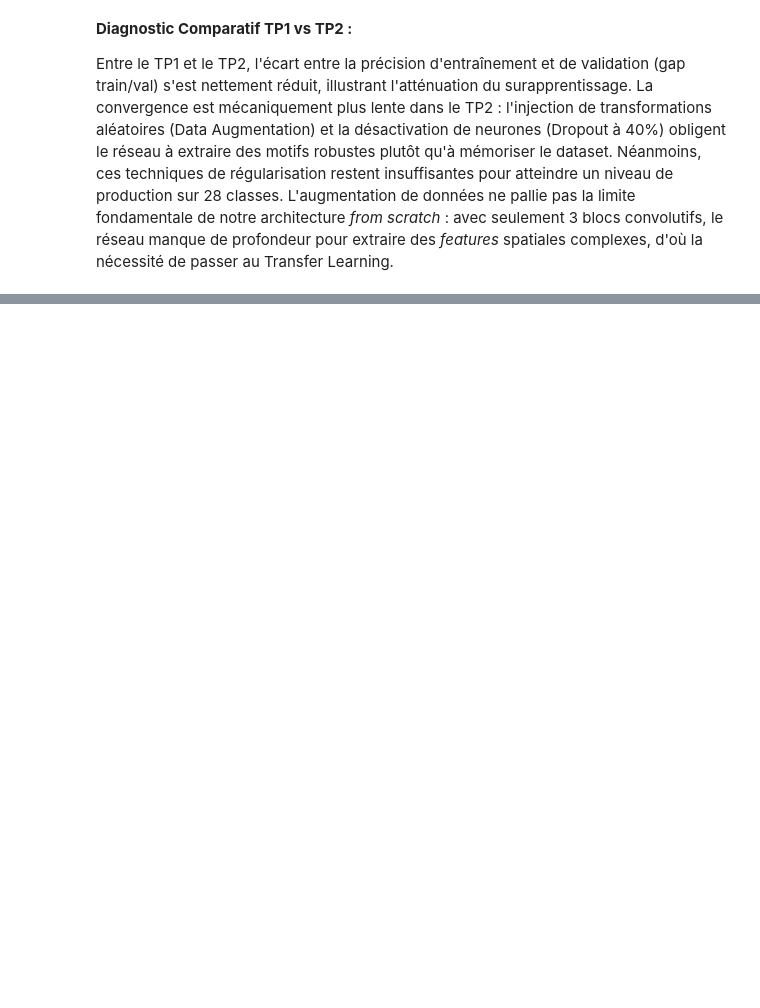
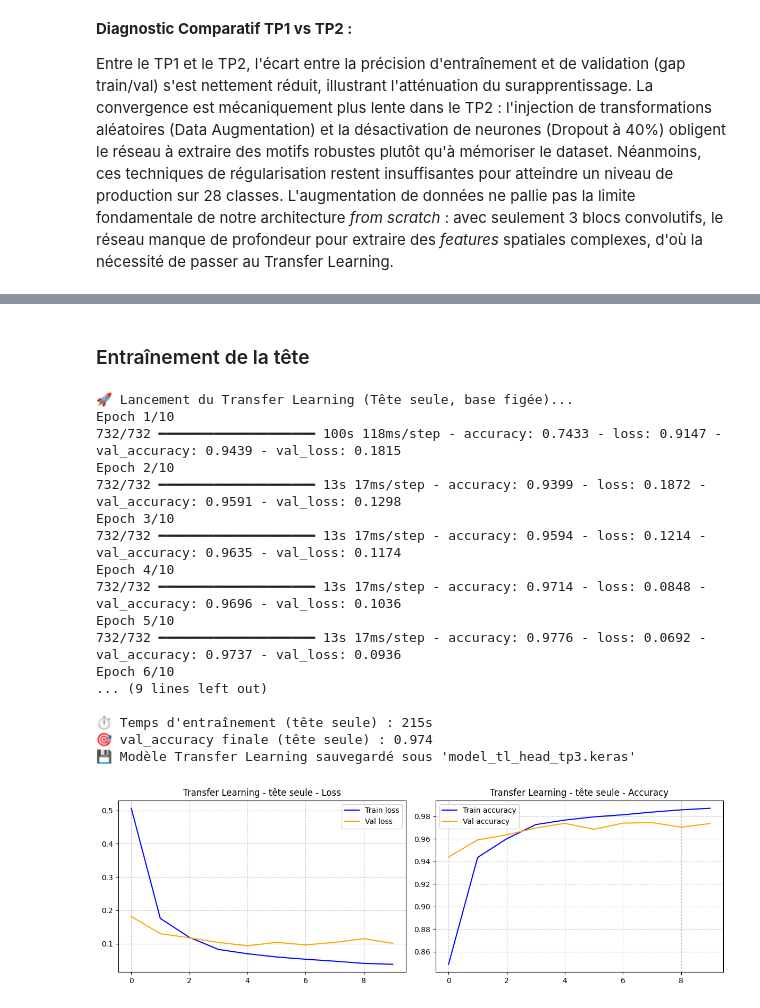
Before and after one commit to Anas7823/CNN-Anti-gaspillage, a Jupyter notebook: cnn-anti-gaspillage.ipynb, the cells around one changed output, grey strips where cells are left out. Cells and saved outputs as stored; diff of their text form; code cells hidden in the pictures; blank space fills up the shorter version.

```diff
--- a/cnn-anti-gaspillage.ipynb
+++ b/cnn-anti-gaspillage.ipynb
@@ -597,0 +702,60 @@ Entre le TP1 et le TP2, l'écart entre la précision d'entraînement et de valid
+# %% [markdown]
+### Entraînement de la tête
+# %%
+import datetime, time
+from tensorflow.keras.optimizers import Adam
+
+# --- 1. Compilation (Adaptée Multi-classes) ---
+# On utilise un learning rate assez élevé (1e-3) car on n'entraîne que des poids neufs (la tête)
+model_tl.compile(
+    optimizer=Adam(learning_rate=1e-3),
+    loss='categorical_crossentropy', # <-- Toujours crucial pour les 28 classes
+    metrics=['accuracy']
+)
+
+# --- 2. Configuration des Callbacks ---
+log_dir_tl = "logs/transfer/" + datetime.datetime.now().strftime("%Y%m%d-%H%M%S")
+tensorboard_callback_tl = tf.keras.callbacks.TensorBoard(log_dir=log_dir_tl, histogram_freq=1)
+
+# --- 3. Lancement de l'entraînement ---
+EPOCHS_TL = 10
+print(f"🚀 Lancement du Transfer Learning (Tête seule, base figée)...")
+start_tl = time.time()
+
+history_tl_head = model_tl.fit(
+    train_ds_tl,
+    epochs=EPOCHS_TL,
+    validation_data=val_ds_tl,
+    callbacks=[tensorboard_callback_tl]
+)
+
+training_time_head = time.time() - start_tl
+
+# --- 4. Diagnostic ---
+print(f"\n⏱️ Temps d'entraînement (tête seule) : {training_time_head:.0f}s")
+print(f"🎯 val_accuracy finale (tête seule) : {max(history_tl_head.history['val_accuracy']):.3f}")
+
+# --- 5. Sauvegarde du modèle et affichage ---
+model_tl.save('/kaggle/working/model_tl_head_tp3.keras')
+print("💾 Modèle Transfer Learning sauvegardé sous 'model_tl_head_tp3.keras'")
+
+plot_history(history_tl_head, "Transfer Learning - tête seule")
+# %% [output]
+🚀 Lancement du Transfer Learning (Tête seule, base figée)...
+Epoch 1/10
+732/732 ━━━━━━━━━━━━━━━━━━━━ 100s 118ms/step - accuracy: 0.7433 - loss: 0.9147 - val_accuracy: 0.9439 - val_loss: 0.1815
+Epoch 2/10
+732/732 ━━━━━━━━━━━━━━━━━━━━ 13s 17ms/step - accuracy: 0.9399 - loss: 0.1872 - val_accuracy: 0.9591 - val_loss: 0.1298
+Epoch 3/10
+732/732 ━━━━━━━━━━━━━━━━━━━━ 13s 17ms/step - accuracy: 0.9594 - loss: 0.1214 - val_accuracy: 0.9635 - val_loss: 0.1174
+Epoch 4/10
+732/732 ━━━━━━━━━━━━━━━━━━━━ 13s 17ms/step - accuracy: 0.9714 - loss: 0.0848 - val_accuracy: 0.9696 - val_loss: 0.1036
+Epoch 5/10
+732/732 ━━━━━━━━━━━━━━━━━━━━ 13s 17ms/step - accuracy: 0.9776 - loss: 0.0692 - val_accuracy: 0.9737 - val_loss: 0.0936
+Epoch 6/10
+... (9 lines left out)
+
+⏱️ Temps d'entraînement (tête seule) : 215s
+🎯 val_accuracy finale (tête seule) : 0.974
+💾 Modèle Transfer Learning sauvegardé sous 'model_tl_head_tp3.keras'
+[figure, added]
```
Also changed, not shown: parts of 8 cells of this notebook, 9 other files.
